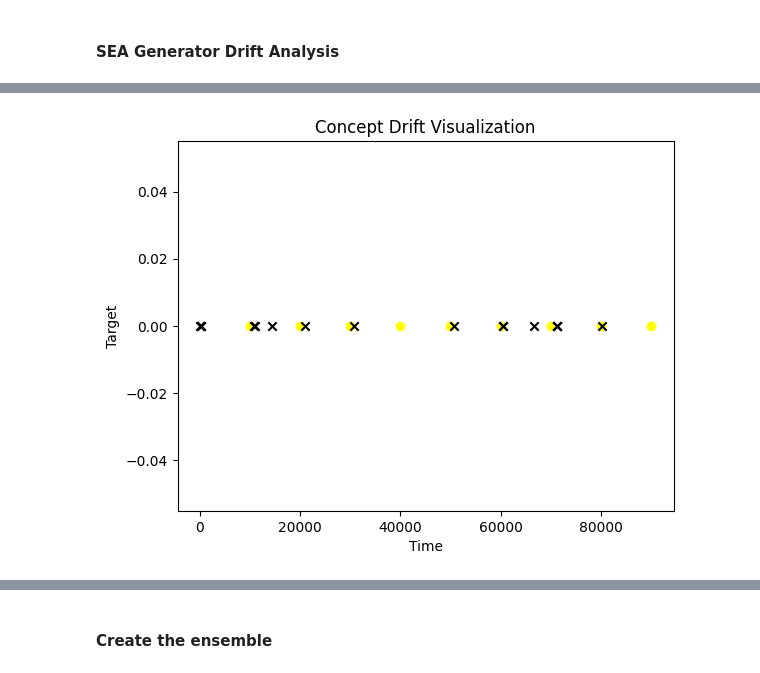
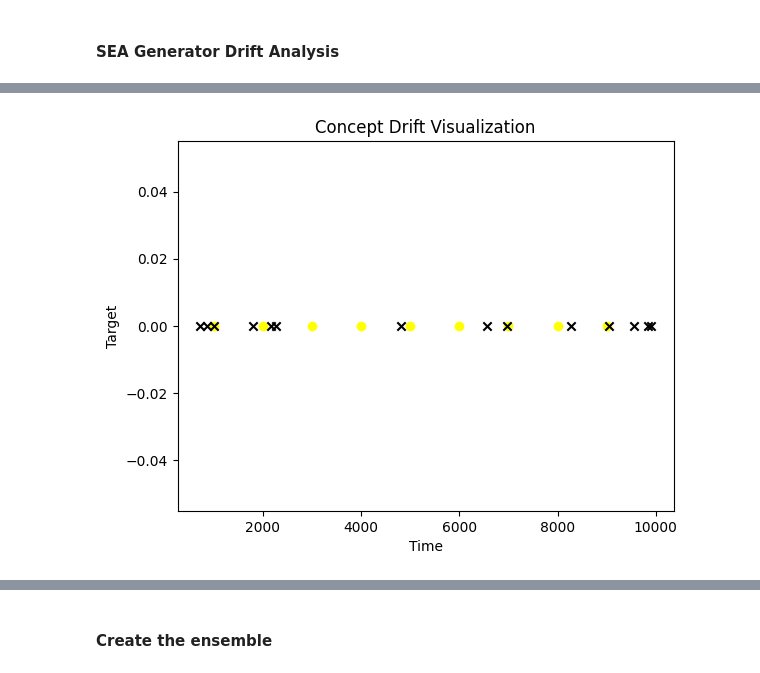
Before and after one commit to dntAtMe/ensembled-stream-classification, a Jupyter notebook: experiment.ipynb, the cells around one changed output, grey strips where cells are left out. Saved outputs shown, nothing was run; the diff lists cells and outputs as text; code cells hidden in the pictures.

```diff
--- a/experiment.ipynb
+++ b/experiment.ipynb
@@ -33,7 +33,7 @@ from matplotlib.pyplot import figure
 import seaborn as sns
 from sklearn import metrics
 
-sea_stream = SEAGenerator(classification_function = 2, random_state = 112)
+sea_stream = SEAGenerator(classification_function = 3, balance_classes=True)
 sea_stream.get_data_info()
 # %% [output]
 'SEA Generator - 1 target(s), 2 classes, 3 features'
@@ -108,0 +196,6 @@ sea_stream.reset()
+# %%
+from streams import build_data_stream
+
+covertype_bunch = build_data_stream('covtype', as_data_frame=True)
+covertype_df = covertype_bunch['frame']
+covertype_df.head()
@@ -108,0 +223,6 @@ sea_stream.reset()
+# %%
+from skmultiflow.data import DataStream
+
+covtype_stream = DataStream(data=covertype_df.drop('Cover_Type', axis=1).to_numpy(), y=covertype_df['Cover_Type'].to_numpy())
+
+covtype_stream.get_data_info()
@@ -111,46 +249,47 @@ sea_stream.reset()
 # %%
 from skmultiflow.drift_detection import DDM, ADWIN
 from skmultiflow.drift_detection.eddm import EDDM
-from skmultiflow.data import HyperplaneGenerator
 from sklearn.naive_bayes import GaussianNB
+from skmultiflow.meta import AccuracyWeightedEnsembleClassifier
 from sklearn.metrics import classification_report
 
+covertype_stream = DataStream(data=covertype_df.drop('Cover_Type', axis=1).to_numpy(), y=covertype_df['Cover_Type'].to_numpy())
+sea_stream.reset()
 
-# stream = HyperplaneGenerator()
+drift_detector = DDM(warning_level=2.8, min_num_instances=50)
+clf = GaussianNB()
+clf2 = AccuracyWeightedEnsembleClassifier(n_estimators = 10, base_estimator = GaussianNB(), n_splits=None)
 
-
-drift_detector = DDM(warning_level=2.8)
-clf = GaussianNB()
-
-N_SAMPLES = 100000
+N_SAMPLES = 10000
 curr_samples = 0
-actual_drift_points = [n * 10000 for n in range(1, 10)]
+actual_drift_points = [1000 * n for n in range(1, 10)]
 guessed_predictions = []
 drift_points = []
-features = [[], [], []]
+features = [[] for _ in range(54)]
 targets = []
 last_X_window = []
 last_y_window = []
 
-X, y = sea_stream.next_sample(25000)
-clf.partial_fit(X, y, classes=[0, 1])
+X, y = covtype_stream.next_sample(1)
+clf.partial_fit(X, y, classes=[i+1 for i in range(7)])
 in_warning_zone = False
 
-while curr_samples < N_SAMPLES and sea_stream.has_more_samples():
-    if curr_samples in actual_drift_points:
-        sea_stream.generate_drift()
+sea_stream.generate_drift()
 
-    X, y = sea_stream.next_sample()
+while curr_samples < N_SAMPLES and covertype_stream.has_more_samples():
+    #if curr_samples in actual_drift_points:
+    #    sea_stream.generate_drift()
+
+    X, y = covertype_stream.next_sample()
 
     prediction = clf.predict(X)
 
     guessed_predictions.append(prediction[0])
 
-    features[0].append(X[0][0])
-    features[1].append(X[0][1])
-    features[2].append(X[0][2])
+    for i in range(54):
+        features[i].append(X[0][i])
     targets.append(y[0])
-    drift_detected = drift_detector.add_element(1 - int(y[0] == prediction[0]))
+    drift_detector.add_element(1 - int(y[0] == prediction[0]))
     if not in_warning_zone and drift_detector.detected_warning_zone():
         print('Warning zone has been detected in data: ' + str(curr_samples) + ' - of index: ' + str(curr_samples))
         in_warning_zone = True
@@ -159,23 +298,25 @@ while curr_samples < N_SAMPLES and sea_stream.has_more_samples():
         in_warning_zone = False
     if drift_detector.detected_change():
         print('Change has been detected in data: ' + str(curr_samples) + ' - of index: ' + str(curr_samples))
-        #drift_detector.reset_change()
-        clf = GaussianNB()
-        clf.partial_fit(np.array(last_X_window).reshape(-1, 3), np.array(last_y_window).reshape(len(last_y_window)), classes=[0, 1])
+        # clf = GaussianNB()
+        # clf.partial_fit(np.array(last_X_window).reshape(-1, 54), np.array(last_y_window).reshape(len(last_y_window)), classes=[i+1 for i in range(7)])
 
         drift_points.append(curr_samples)
 
-    clf.partial_fit(X, y)
 
-    if len(last_X_window) > 1000:
-        last_X_window.pop(0)
-        last_y_window.pop(0)
     last_X_window.append(X)
     last_y_window.append(y)
 
+    clf.partial_fit(X, y)
+
+    if len(last_X_window) > 500:
+        last_X_window.pop(0)
+        last_y_window.pop(0)
+
     curr_samples += 1
 
-df = pd.DataFrame({'Feature 1': features[0], 'Feature 2': features[1], 'Feature 3': features[2], 'Target': targets})
+kwargs = {'Feature ' + str(i): features[i] for i in range(54)}
+df = pd.DataFrame(kwargs)
 df.head()
 
 plt.scatter(actual_drift_points, [0 for i in actual_drift_points], color='yellow', marker='o')
@@ -185,5 +326,6 @@ plt.ylabel('Target')
 plt.title('Concept Drift Visualization')
 plt.show()
 
-print(classification_report(targets, guessed_predictions, target_names=['0', '1']))
+metrics = classification_report(targets, guessed_predictions, target_names=[str(i+1) for i in range(7)], output_dict=True)
+print(pd.DataFrame(metrics).transpose())
 # %% [output]
@@ -207 +396 @@ Change has been detected in data: 80241 - of index: 80241
-[figure, old version]
+[figure, new version]
```
Also changed, not shown: parts of 19 cells of this notebook, 1 other file.
